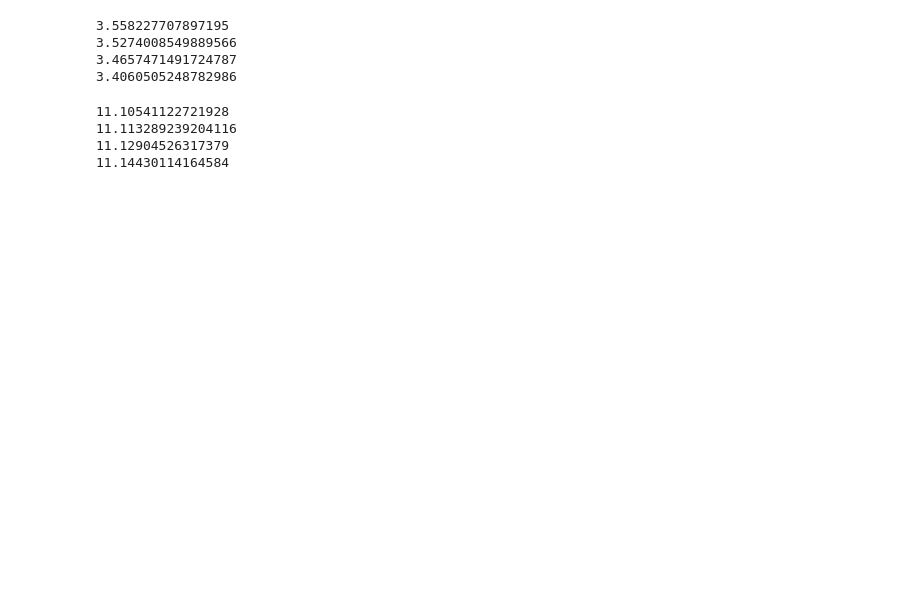
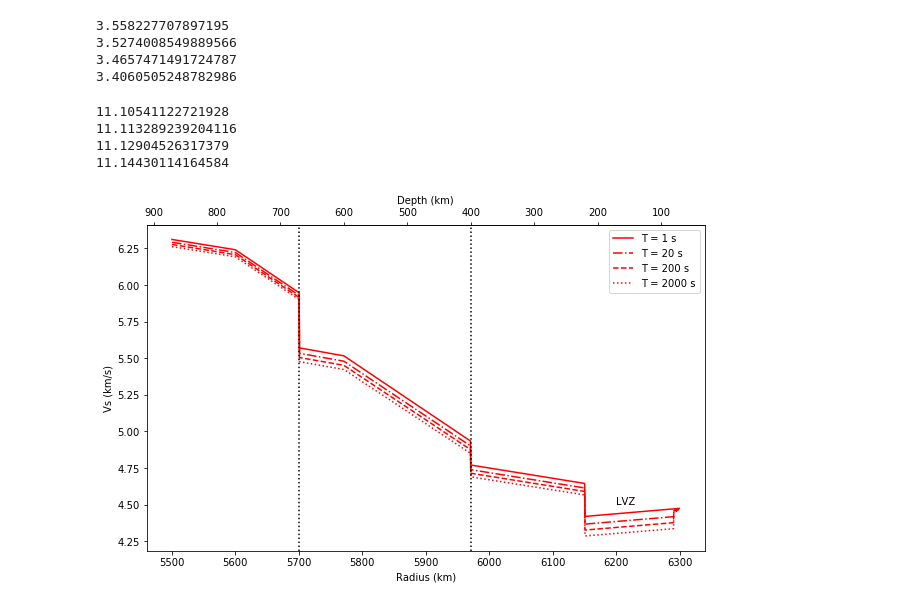
Before and after one commit to andreww/prem4derg, a Jupyter notebook: PREM_traveltime_example.ipynb, the cells around one changed output. Saved outputs shown, nothing was run; the diff lists cells and outputs as text; code cells hidden in the pictures; blank space fills up the shorter version.

```diff
--- a/PREM_traveltime_example.ipynb
+++ b/PREM_traveltime_example.ipynb
@@ -129,3 +142,27 @@ print(prem.vp(1000.0, t=60*60*24))
 11.113289239204116
 11.12904526317379
 11.14430114164584
+# %%
+# What does it look like?
+fig, ax = plt.subplots(figsize=(10,6))
+
+rs = np.arange(5500, 6300, 0.5)
+ax.plot(rs, prem.vs(rs), 'r', label='T = 1 s')
+ax.plot(rs, prem.vs(rs, t=20.0), 'r-.', label='T = 20 s')
+ax.plot(rs, prem.vs(rs, t=200.0), 'r--', label='T = 200 s')
+ax.plot(rs, prem.vs(rs, t=2000.0), 'r:', label='T = 2000 s')
+ax.set_xlabel('Radius (km)')
+ax.set_ylabel('Vs (km/s)')
+ax.legend()
+
+ax.axvline(5701, ls=':', c='k')
+ax.axvline(5971, ls=':', c='k')
+ax.annotate('LVZ', (6200, 4.5))
+
+
+secax = ax.secondary_xaxis('top', functions=(lambda x: 6371 - x, lambda x: 6371 - x))
+secax.set_xlabel('Depth (km)')
+
+plt.show()
+# %% [output]
+[figure, added]
```
Also changed, not shown: parts of 1 cell of this notebook.
